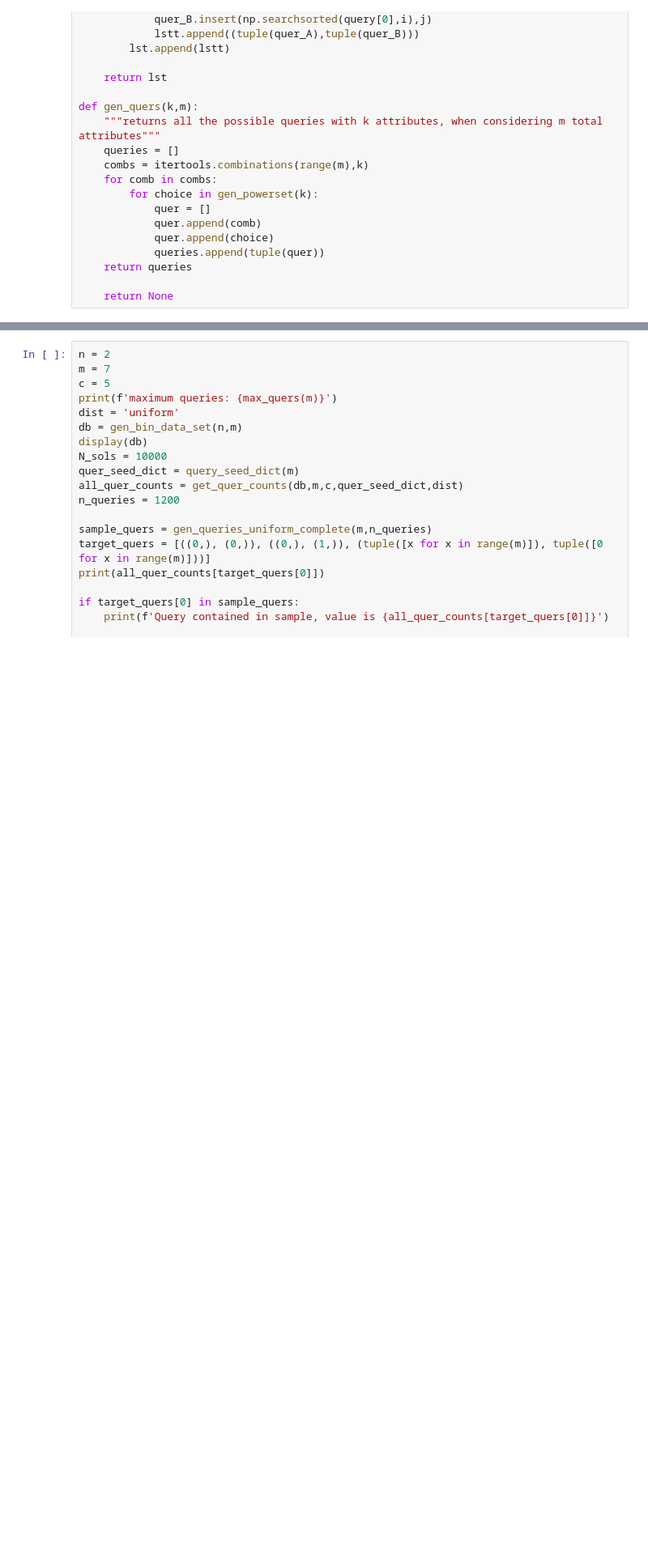
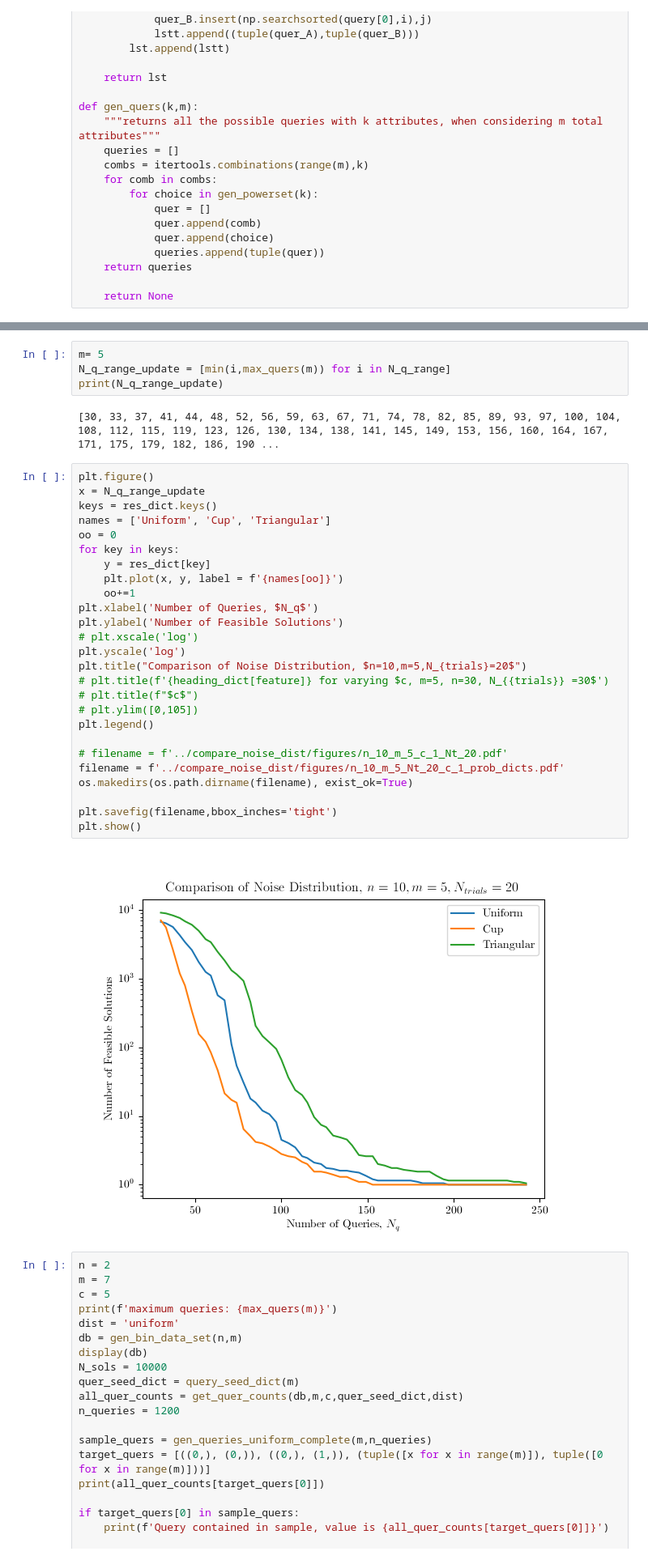
Before and after one commit to 666sneakydevil/initial_explorations, a Jupyter notebook: toy_model_ILP/ILP_solving_queries/range_of_target_query.ipynb, the cells around one changed output, grey strips where cells are left out. Shown at 81% size. Saved outputs shown, nothing was run; the diff lists cells and outputs as text; blank space fills up the shorter version.

```diff
--- a/toy_model_ILP/ILP_solving_queries/range_of_target_query.ipynb
+++ b/toy_model_ILP/ILP_solving_queries/range_of_target_query.ipynb
@@ -1585,3 +1879,37 @@ def margin_check(quer,var_dict,m):
+# %%
+m= 5
+N_q_range_update = [min(i,max_quers(m)) for i in N_q_range]
+print(N_q_range_update)
+# %% [output]
+[30, 33, 37, 41, 44, 48, 52, 56, 59, 63, 67, 71, 74, 78, 82, 85, 89, 93, 97, 100, 104, 108, 112, 115, 119, 123, 126, 130, 134, 138, 141, 145, 149, 153, 156, 160, 164, 167, 171, 175, 179, 182, 186, 190 ...
+# %%
+plt.figure()
+x = N_q_range_update
+keys = res_dict.keys()
+names = ['Uniform', 'Cup', 'Triangular']
+oo = 0
+for key in keys:
+    y = res_dict[key]
+    plt.plot(x, y, label = f'{names[oo]}')
+    oo+=1
+plt.xlabel('Number of Queries, $N_q$')
+plt.ylabel('Number of Feasible Solutions')
+# plt.xscale('log')
+plt.yscale('log')
+plt.title("Comparison of Noise Distribution, $n=10,m=5,N_{trials}=20$")
+# plt.title(f'{heading_dict[feature]} for varying $c, m=5, n=30, N_{{trials}} =30$')
+# plt.title(f"$c$")
+# plt.ylim([0,105])
+plt.legend()
+
+# filename = f'../compare_noise_dist/figures/n_10_m_5_c_1_Nt_20.pdf'
+filename = f'../compare_noise_dist/figures/n_10_m_5_Nt_20_c_1_prob_dicts.pdf'
+os.makedirs(os.path.dirname(filename), exist_ok=True)
+
+plt.savefig(filename,bbox_inches='tight')
+plt.show()
+# %% [output]
+[figure, added]
 # %%
 n = 2
 m = 7
```
Also changed, not shown: parts of 32 cells of this notebook, 8 other files.
